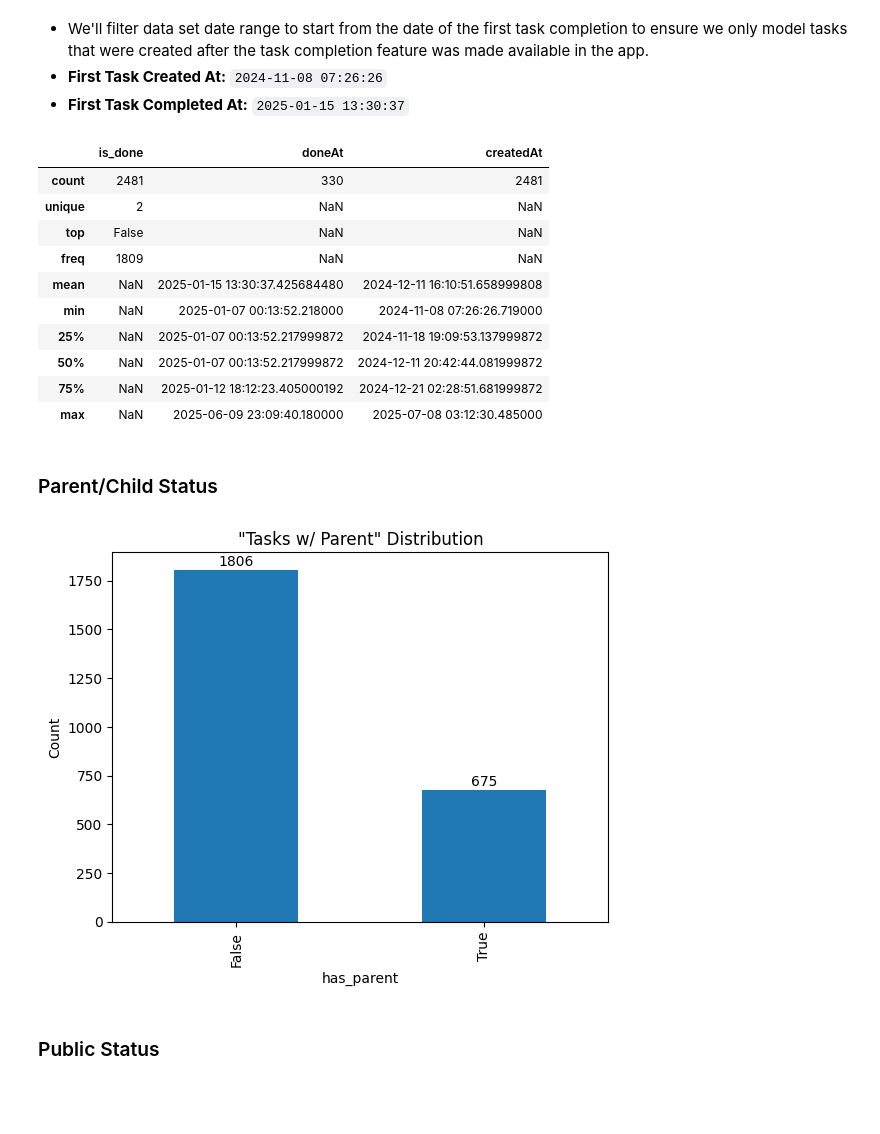
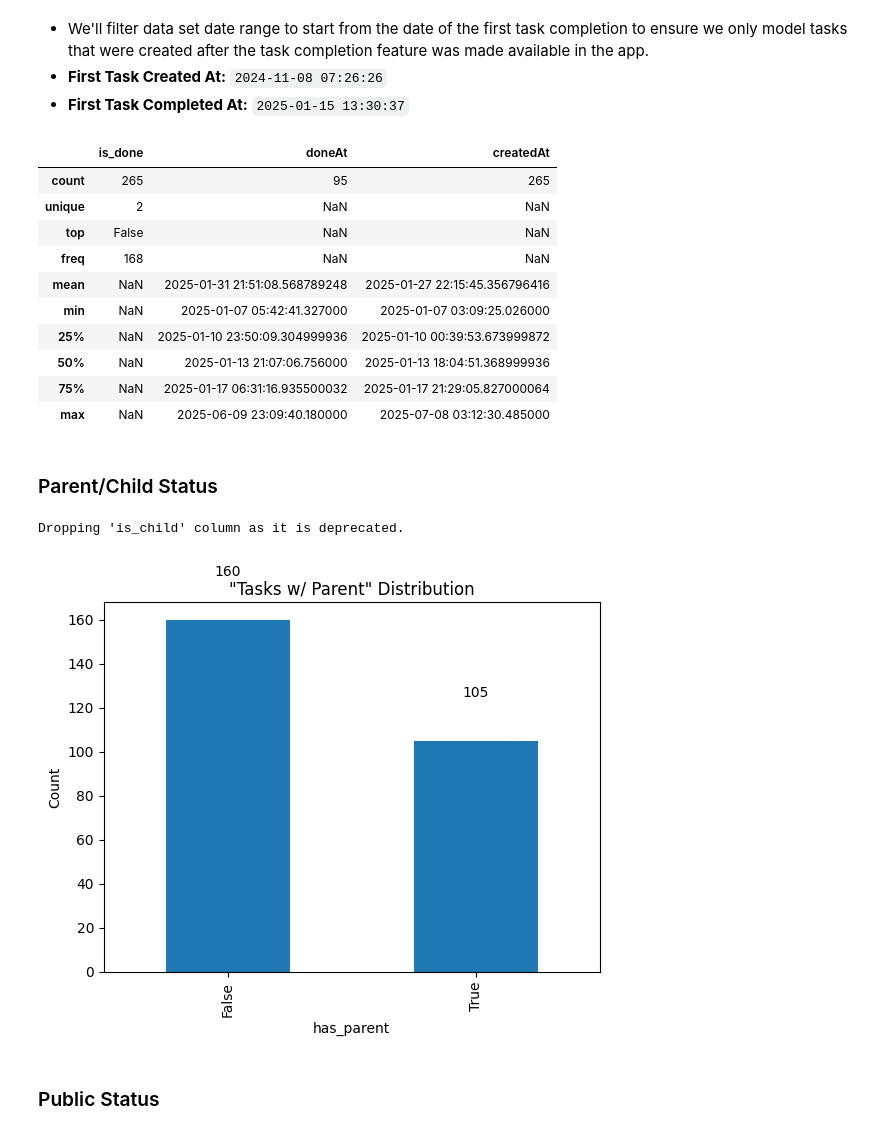
Before and after one commit to pt7481/dootoo_item_prediction, a Jupyter notebook: eda/dootoo_item_prediction.ipynb, the cells around one changed output. Saved outputs shown, nothing was run; the diff lists cells and outputs as text; code cells hidden in the pictures; blank space fills up the shorter version.

```diff
--- a/eda/dootoo_item_prediction.ipynb
+++ b/eda/dootoo_item_prediction.ipynb
@@ -132,11 +129,11 @@ memory usage: 322.4+ KB
 ### Data Set Creation
 # %%
 X_train, X_test, y_train, y_test = train_test_split(
-    tasks_df.drop(columns=['is_done']),
-    tasks_df['is_done'],
+    full_tasks_df.drop(columns=['is_done']),
+    full_tasks_df['is_done'],
     test_size=0.2,
     random_state=42,
-    stratify=tasks_df['is_done'])
+    stratify=full_tasks_df['is_done'])
 # %%
 X_train.shape, X_test.shape, y_train.shape, y_test.shape
 # %% [output]
@@ -144,5 +141,8 @@ X_train.shape, X_test.shape, y_train.shape, y_test.shape
 # %% [markdown]
 ## Exploratory Data Analysis
+# %%
+# Combine X_train and y_train for analysis
+combined_df = pd.concat([X_train, pd.DataFrame(y_train, columns=['is_done'])], axis=1)
 # %% [markdown]
 ### Target Analysis ("is_done")
 # %% [markdown]
@@ -150,8 +150,8 @@ X_train.shape, X_test.shape, y_train.shape, y_test.shape
 * Class imbalance necessitates tuning for both Precision and Recall
     * Model risks bias towards majority (`is_done==0`) class (low recall of `is_done=1`)
 # %%
-print(f"Mean Task Completion Rate: {tasks_df[['is_done']].mean()}")
-counts = tasks_df['is_done'].value_counts()
+print(f"Mean Task Completion Rate: {combined_df[['is_done']].mean()}")
+counts = combined_df['is_done'].value_counts()
 counts.plot(kind='bar', title='Task Completion Distribution')
 for i in range(len(counts)):
     plt.text(i, counts.iloc[i] + 20, counts.iloc[i], ha='center')
@@ -167,34 +167,39 @@ dtype: float64
 * **First Task Created At:** `2024-11-08 07:26:26`
 * **First Task Completed At:** `2025-01-15 13:30:37`
 # %%
-tasks_df[['is_done', 'doneAt', 'createdAt']].describe(include='all')
+combined_df[['is_done', 'doneAt', 'createdAt']].describe(include='all')
 # %% [output]
 |  | is_done | doneAt | createdAt |
-| count | 2481 | 330 | 2481 |
+| count | 265 | 95 | 265 |
 | unique | 2 | NaN | NaN |
 | top | False | NaN | NaN |
-| freq | 1809 | NaN | NaN |
-| mean | NaN | 2025-01-15 13:30:37.425684480 | 2024-12-11 16:10:51.658999808 |
-| min | NaN | 2025-01-07 00:13:52.218000 | 2024-11-08 07:26:26.719000 |
-| 25% | NaN | 2025-01-07 00:13:52.217999872 | 2024-11-18 19:09:53.137999872 |
-| 50% | NaN | 2025-01-07 00:13:52.217999872 | 2024-12-11 20:42:44.081999872 |
-| 75% | NaN | 2025-01-12 18:12:23.405000192 | 2024-12-21 02:28:51.681999872 |
+| freq | 168 | NaN | NaN |
+| mean | NaN | 2025-01-31 21:51:08.568789248 | 2025-01-27 22:15:45.356796416 |
+| min | NaN | 2025-01-07 05:42:41.327000 | 2025-01-07 03:09:25.026000 |
+| 25% | NaN | 2025-01-10 23:50:09.304999936 | 2025-01-10 00:39:53.673999872 |
+| 50% | NaN | 2025-01-13 21:07:06.756000 | 2025-01-13 18:04:51.368999936 |
+| 75% | NaN | 2025-01-17 06:31:16.935500032 | 2025-01-17 21:29:05.827000064 |
 | max | NaN | 2025-06-09 23:09:40.180000 | 2025-07-08 03:12:30.485000 |
 # %% [markdown]
 ### Parent/Child Status
 # %%
-tasks_df.drop(columns=['is_child'], inplace=True) # Drop 'is_child' as it was deprecated in favor of 'parent_item_id'
+# Drop 'is_child' as it was deprecated in favor of 'parent_item_id'-based feature(s)
+if "is_child" in combined_df.columns:
+    print("Dropping 'is_child' column as it is deprecated.")
+    combined_df.drop(columns=['is_child'], inplace=True)
+# %% [output]
+Dropping 'is_child' column as it is deprecated.
 # %%
-tasks_df['has_parent'] = tasks_df['parent_item_id'].notnull()
-counts = tasks_df['has_parent'].value_counts()
+combined_df['has_parent'] = combined_df['parent_item_id'].notnull()
+counts = combined_df['has_parent'].value_counts()
 counts.plot(kind='bar', title='"Tasks w/ Parent" Distribution')
 for i in range(len(counts)):
     plt.text(i, counts.iloc[i] + 20, counts.iloc[i], ha='center')
 plt.xlabel('has_parent')
 plt.ylabel('Count')
 plt.show()
 # %% [output]
-[figure, old version]
+[figure, new version]
 # %% [markdown]
 ### Public Status
 # %%
```
Also changed, not shown: parts of 10 cells of this notebook.
